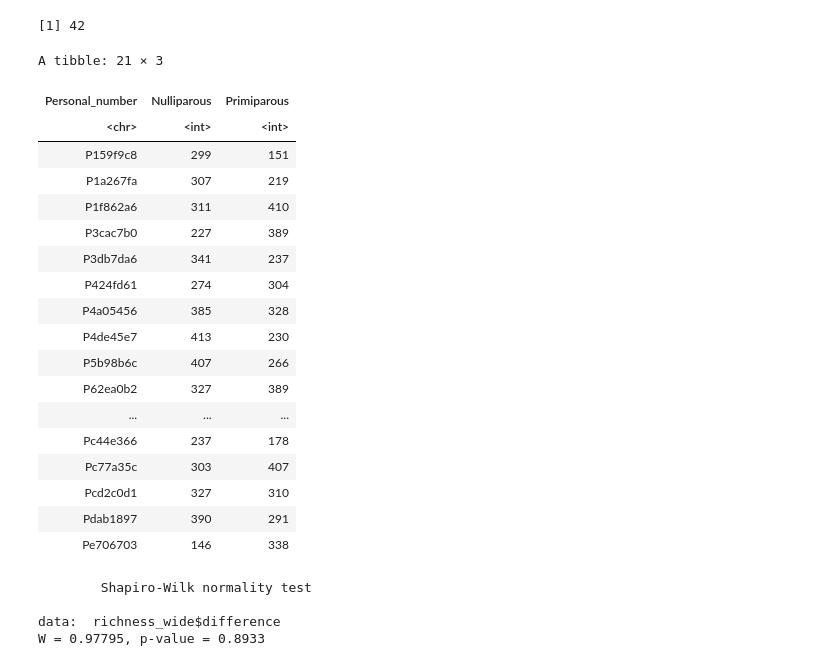
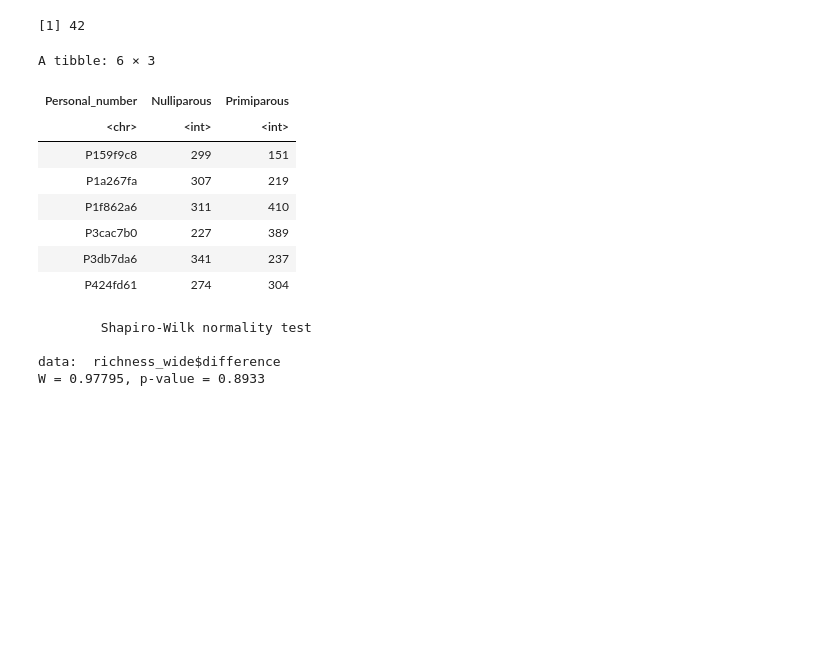
Before and after one commit to bm-nowak/Consecutive_pregnancy_project, a Jupyter notebook: alpha_diversity_tp2.ipynb, the cells around one changed output. Cells and saved outputs as stored; diff of their text form; code cells hidden in the pictures; blank space fills up the shorter version.

```diff
--- a/alpha_diversity_tp2.ipynb
+++ b/alpha_diversity_tp2.ipynb
@@ -564,31 +532,21 @@ length(duplicated(df_richness_1$Personal_number) == TRUE)
 # %%
 richness_wide <- df_richness_1 |>
   select(Personal_number, Group, Species_richness) |>
   pivot_wider(
              names_from = Group,
              values_from = Species_richness
            )
-richness_wide
+richness_wide |> head()
 # %% [output]
-A tibble: 21 × 3
+A tibble: 6 × 3
 | Personal_number | Nulliparous | Primiparous |
 | <chr> | <int> | <int> |
 | P159f9c8 | 299 | 151 |
 | P1a267fa | 307 | 219 |
 | P1f862a6 | 311 | 410 |
 | P3cac7b0 | 227 | 389 |
 | P3db7da6 | 341 | 237 |
 | P424fd61 | 274 | 304 |
-| P4a05456 | 385 | 328 |
-| P4de45e7 | 413 | 230 |
-| P5b98b6c | 407 | 266 |
-| P62ea0b2 | 327 | 389 |
-| ... | ... | ... |
-| Pc44e366 | 237 | 178 |
-| Pc77a35c | 303 | 407 |
-| Pcd2c0d1 | 327 | 310 |
-| Pdab1897 | 390 | 291 |
-| Pe706703 | 146 | 338 |
 # %%
 # Test data distribution
 richness_wide$difference <- richness_wide$Primiparous - richness_wide$Nulliparous
```
Also changed, not shown: parts of 7 cells of this notebook, 30 other files.
